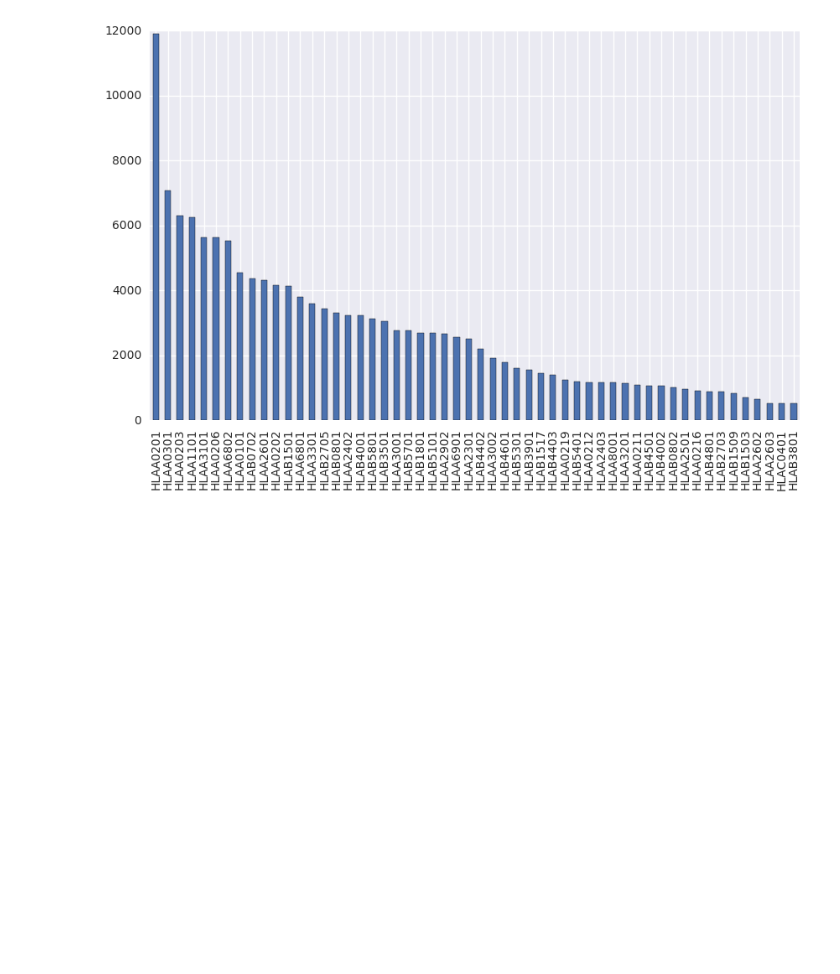
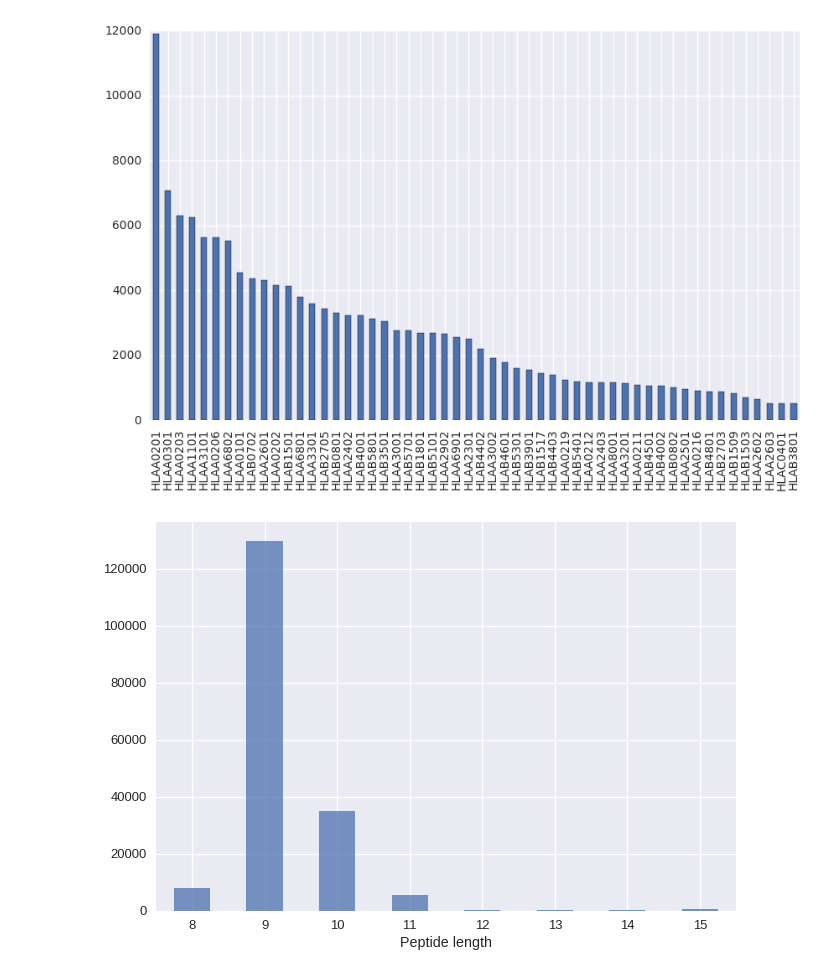
Before and after one commit to antigenomics/ipred, a Jupyter notebook: MHC_coverage.ipynb, the cells around one changed output. Cells and saved outputs as stored; diff of their text form; code cells hidden in the pictures; blank space fills up the shorter version.

Commit message:
MHC length bias has been computed

```diff
--- a/MHC_coverage.ipynb
+++ b/MHC_coverage.ipynb
@@ -64,3 +64,12 @@ freq[freq>500].plot(kind='bar')
 # %% [output]
 <matplotlib.axes._subplots.AxesSubplot at 0x...>
 [figure]
+# %%
+with sns.plotting_context("talk"):
+    # df.sort_values(by="peptide_length")["peptide_length"].value_counts().plot(kind="bar")
+    plot = df["peptide_length"].value_counts().sort_index().head(n=8).plot.bar(alpha=0.75, rot=0)
+    fig = plot.get_figure()
+    plt.xlabel('Peptide length')
+    fig.savefig("output/MHC_length_bias.png")
+# %% [output]
+[figure, added]
```
Also changed, not shown: parts of 1 cell of this notebook, 4 other files.
